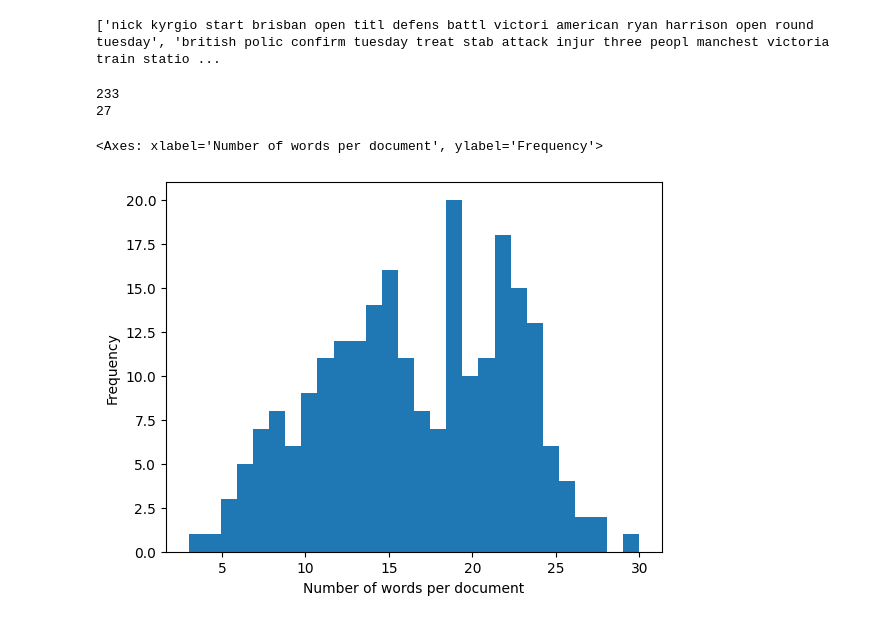
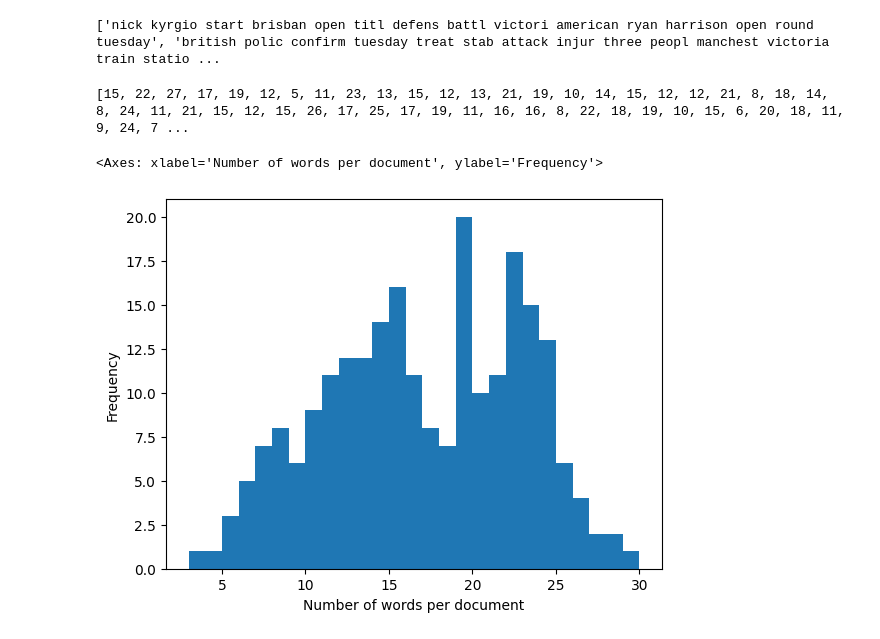
Before and after one commit to OgGaurja/April_BootCamp_Text_Mining, a Jupyter notebook: gaurja_text_mining.ipynb, the cells around one changed output. Drawn from its saved outputs; the diff is of its cells as text; code cells hidden in the pictures.

```diff
--- a/gaurja_text_mining.ipynb
+++ b/gaurja_text_mining.ipynb
@@ -49,14 +50,15 @@ print(clean_data[:5])
 ['nick kyrgio start brisban open titl defens battl victori american ryan harrison open round tuesday', 'british polic confirm tuesday treat stab attack injur three peopl manchest victoria train statio ...
 # %%
 word_count = [len(text.split()) for text in clean_data]
-print(len(word_count))
-print(len(set(word_count)))
+# print(len(word_count))
+# print(len(set(word_count)))
-# %% [output]
-233
-27
+# %%
+print(word_count)
+# %% [output]
+[15, 22, 27, 17, 19, 12, 5, 11, 23, 13, 15, 12, 13, 21, 19, 10, 14, 15, 12, 12, 21, 8, 18, 14, 8, 24, 11, 21, 15, 12, 15, 26, 17, 25, 17, 19, 11, 16, 16, 8, 22, 18, 19, 10, 15, 6, 20, 18, 11, 9, 24, 7 ...
 # %%
-pd.Series(data=word_count).plot.hist(bins=28,xlabel="Number of words per document",
+pd.Series(data=word_count).plot.hist(bins=len(set(word_count)),xlabel="Number of words per document",
     ylabel="Frequency",)
 # %% [output]
 <Axes: xlabel='Number of words per document', ylabel='Frequency'>
-[figure, old version]
+[figure, new version]
```
Also changed, not shown: parts of 11 cells of this notebook, 1 other file.
